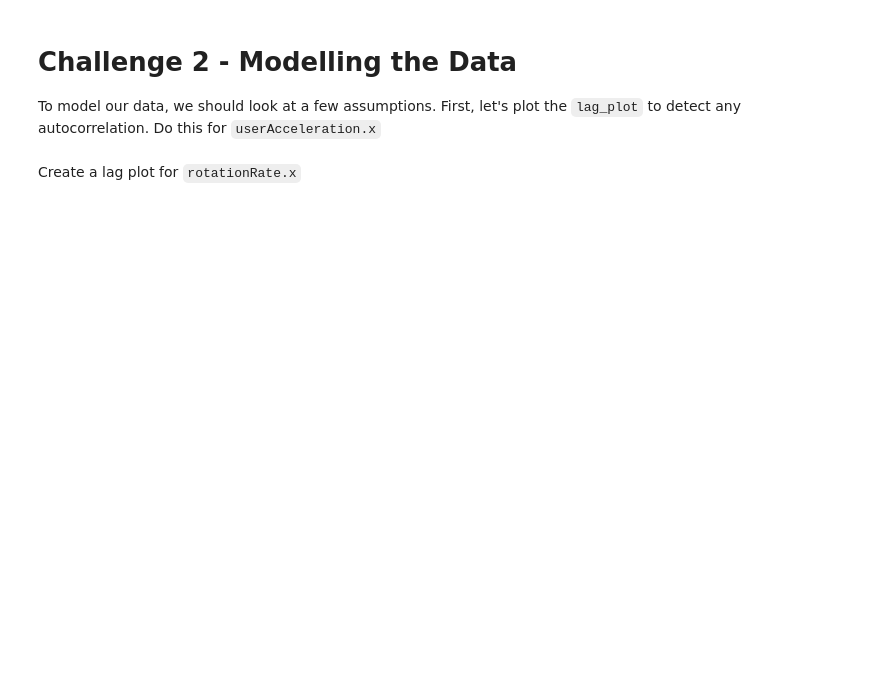
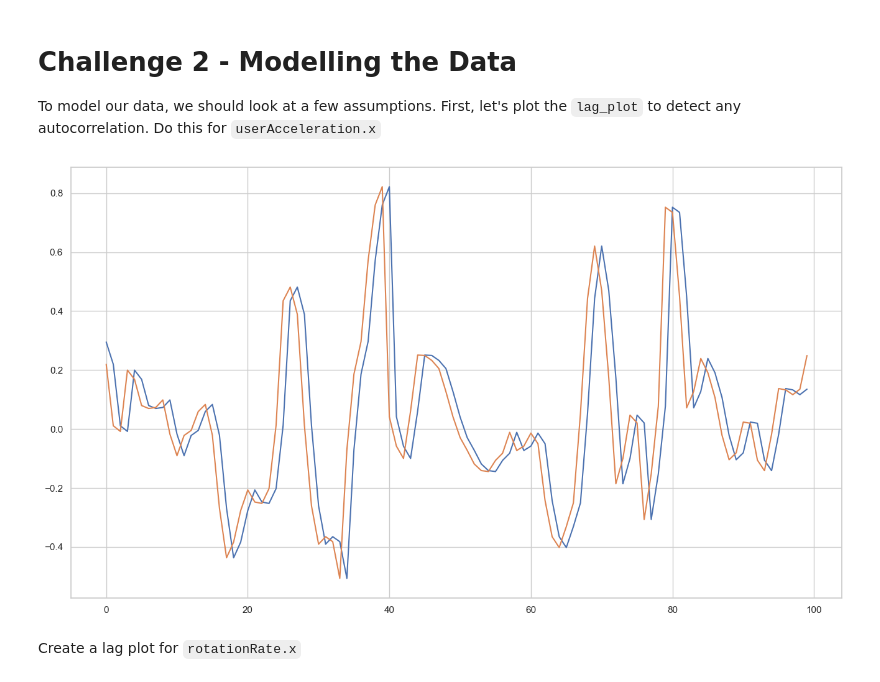
Before and after one commit to danidimarti/lab-time-series, a Jupyter notebook: your-code/main.ipynb, the cells around one changed output. Saved outputs shown, nothing was run; the diff lists cells and outputs as text; code cells hidden in the pictures; blank space fills up the shorter version.

```diff
--- a/your-code/main.ipynb
+++ b/your-code/main.ipynb
@@ -34,0 +90,4 @@ To perform time series analysis on the data, we must change the index from a ran
+# %%
+# Your code here:
+
+dates = pd.date_range('1/1/2018 00:00:00', '1/1/2018 00:29:10', periods=1751)
@@ -53,2 +148,12 @@ To model our data, we should look at a few assumptions. First, let's plot the `l
+# %%
+# Your code here:
+lag_plot = sensor['userAcceleration.x'][:-1]
+
+sensor_plus_one = sensor['userAcceleration.x'][1:]
+
+plt.plot(lag_plot.values[:100], label="y(t)")
+plt.plot(sensor_plus_one.values[:100], label="y(t)+1");
+# %% [output]
+[figure, added]
 # %% [markdown]
 Create a lag plot for `rotationRate.x`
```
Also changed, not shown: parts of 23 cells of this notebook.
